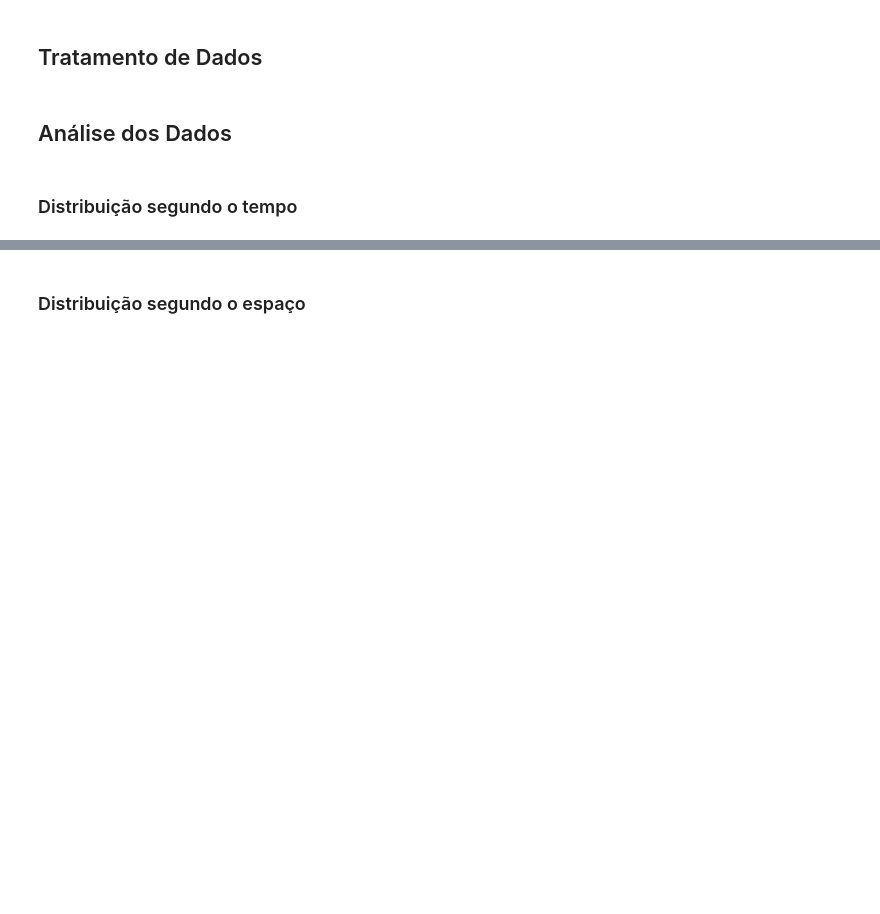
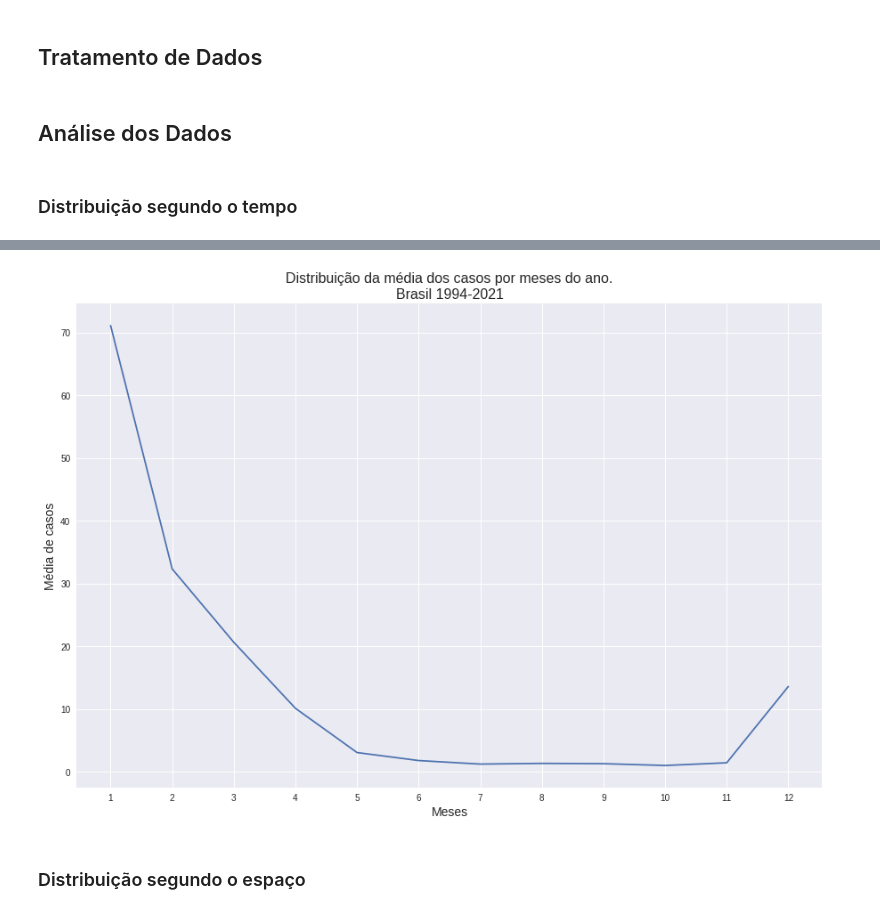
Before and after one commit to pedrosena138/if1007-tasi4, a Jupyter notebook: Analise_de_casos_de_febre_amarela_em_humanos.ipynb, the cells around one changed output, grey strips where cells are left out. Drawn from its saved outputs; the diff is of its cells as text; code cells hidden in the pictures; blank space fills up the shorter version.

```diff
--- a/Analise_de_casos_de_febre_amarela_em_humanos.ipynb
+++ b/Analise_de_casos_de_febre_amarela_em_humanos.ipynb
@@ -273,3 +280,20 @@ plt.show()
+# %%
+df_cases_per_month = df_cases.groupby(['MES_IS', 'ANO'])['ID'].count().reset_index().groupby('MES_IS')['ID'].mean().reset_index()
+df_cases_per_month['MES_IS'] = df_cases_per_month['MES_IS'].astype('int64')
+
+months = df_cases_per_month['MES_IS'].values
+r = np.arange(len(months))
+
+df_cases_per_month['ID'].plot(label='Média de casos', figsize=(15,10))
+
+plt.title('Distribuição da média dos casos por meses do ano.\nBrasil 1994-2021', fontsize=16)
+plt.xlabel('Meses', fontsize=14)
+plt.ylabel('Média de casos', fontsize=14)
+plt.xticks(r, months)
+
+plt.show()
+# %% [output]
+[figure, added]
 # %% [markdown]
 ### Distribuição segundo o espaço
 # %%
```
Also changed, not shown: parts of 5 cells of this notebook.
